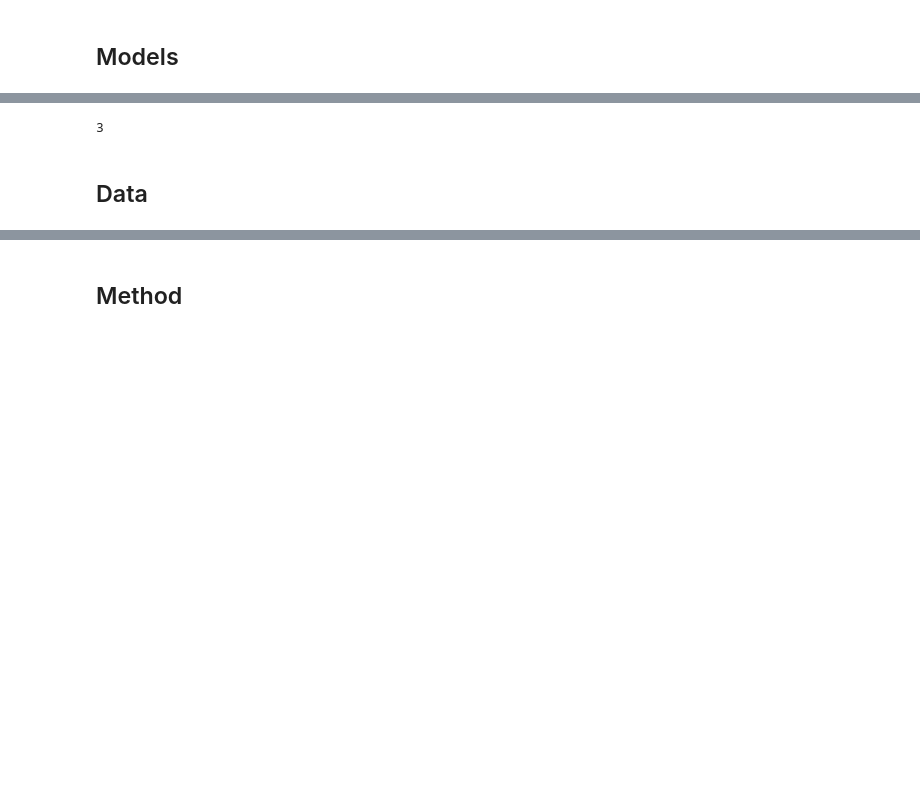
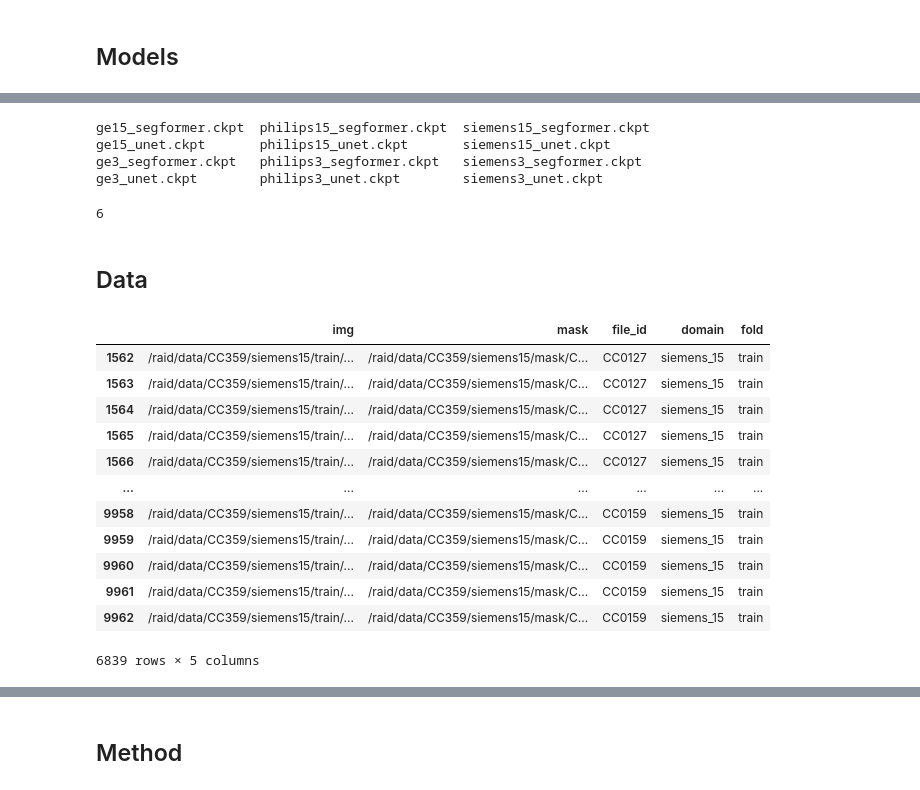
Before and after one commit to scalyvladimir/sk_thesis, a Jupyter notebook: notebooks/visualization.ipynb, the cells around one changed output, grey strips where cells are left out. Cells and saved outputs as stored; diff of their text form; code cells hidden in the pictures; blank space fills up the shorter version.

```diff
--- a/notebooks/visualization.ipynb
+++ b/notebooks/visualization.ipynb
@@ -20,7 +66,14 @@ ModuleNotFoundError: No module named 'models.supervised_models'
+# %%
+ls ../checkpoints/
+# %% [output]
+ge15_segformer.ckpt  philips15_segformer.ckpt  siemens15_segformer.ckpt
+ge15_unet.ckpt       philips15_unet.ckpt       siemens15_unet.ckpt
+ge3_segformer.ckpt   philips3_segformer.ckpt   siemens3_segformer.ckpt
+ge3_unet.ckpt        philips3_unet.ckpt        siemens3_unet.ckpt
 # %%
-models_list = [LitDeepLabV2.load_from_checkpoint(f'../pretrained/deeplab_v2/model{i}.ckpt').cpu() for i in range(1, 4)]
+models_list = [LitSegNet.load_from_checkpoint(f'../checkpoints/{d}_unet.ckpt').cpu().eval() for d in domains]
 len(models_list)
 # %% [output]
-3
+6
 # %% [markdown]
 ## Data
@@ -31,0 +80,16 @@ BATCH_SIZE=25
+# %%
+df_list[0][df_list[0]['fold'] == 'train']
+# %% [output]
+|  | img | mask | file_id | domain | fold |
+| 1562 | /raid/data/CC359/siemens15/train/... | /raid/data/CC359/siemens15/mask/C... | CC0127 | siemens_15 | train |
+| 1563 | /raid/data/CC359/siemens15/train/... | /raid/data/CC359/siemens15/mask/C... | CC0127 | siemens_15 | train |
+| 1564 | /raid/data/CC359/siemens15/train/... | /raid/data/CC359/siemens15/mask/C... | CC0127 | siemens_15 | train |
+| 1565 | /raid/data/CC359/siemens15/train/... | /raid/data/CC359/siemens15/mask/C... | CC0127 | siemens_15 | train |
+| 1566 | /raid/data/CC359/siemens15/train/... | /raid/data/CC359/siemens15/mask/C... | CC0127 | siemens_15 | train |
+| ... | ... | ... | ... | ... | ... |
+| 9958 | /raid/data/CC359/siemens15/train/... | /raid/data/CC359/siemens15/mask/C... | CC0159 | siemens_15 | train |
+| 9959 | /raid/data/CC359/siemens15/train/... | /raid/data/CC359/siemens15/mask/C... | CC0159 | siemens_15 | train |
+| 9960 | /raid/data/CC359/siemens15/train/... | /raid/data/CC359/siemens15/mask/C... | CC0159 | siemens_15 | train |
+| 9961 | /raid/data/CC359/siemens15/train/... | /raid/data/CC359/siemens15/mask/C... | CC0159 | siemens_15 | train |
+| 9962 | /raid/data/CC359/siemens15/train/... | /raid/data/CC359/siemens15/mask/C... | CC0159 | siemens_15 | train |
+6839 rows × 5 columns
```
Also changed, not shown: parts of 24 cells of this notebook, 7 other files.
